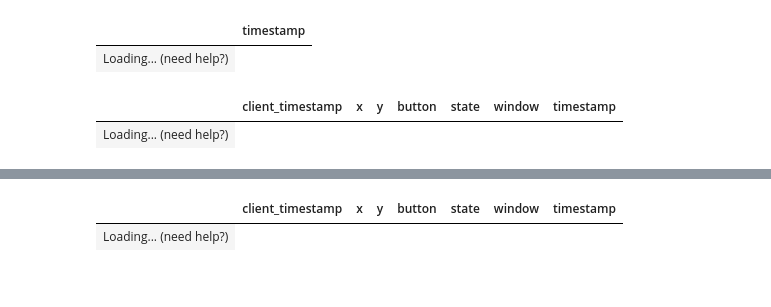
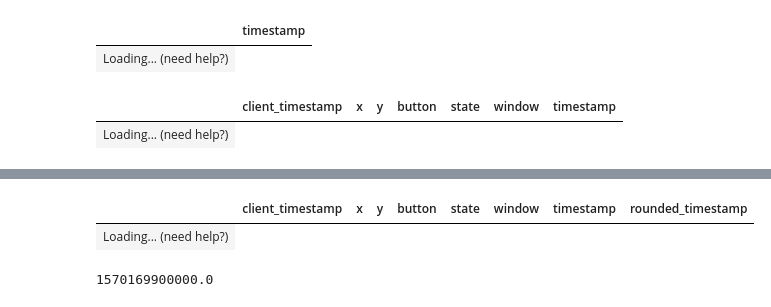
Before and after one commit to oscilloscope/mouse_boun, a Jupyter notebook: boun_d.ipynb, the cells around one changed output, grey strips where cells are left out. Cells and saved outputs as stored; diff of their text form; code cells hidden in the pictures.

```diff
--- a/boun_d.ipynb
+++ b/boun_d.ipynb
@@ -293,10 +450,15 @@ experimenting = user_dict['1'][0]
 # %%
 
 
-experimenting['rounded_timestamp'] = np.where(experimenting['timestamp'] < 1000, 0, np.floor(experimenting['timestamp'] / 100) * 1000)
+# experimenting['rounded_timestamp'] = np.where(experimenting['timestamp'] < 1000, 0, np.floor(experimenting['timestamp'] / 1000) * 1000)
+# experimenting
 # %% [output]
-|  | client_timestamp | x | y | button | state | window | timestamp |
+|  | client_timestamp | x | y | button | state | window | timestamp | rounded_timestamp |
 | Loading... (need help?) |
+# %%
+np.floor(experimenting['timestamp'].iloc[13] / 1000) * 1000
+# %% [output]
+1570169900000.0
 # %%
 total_array = []
 
```
Also changed, not shown: parts of 13 cells of this notebook, 4 other files.
